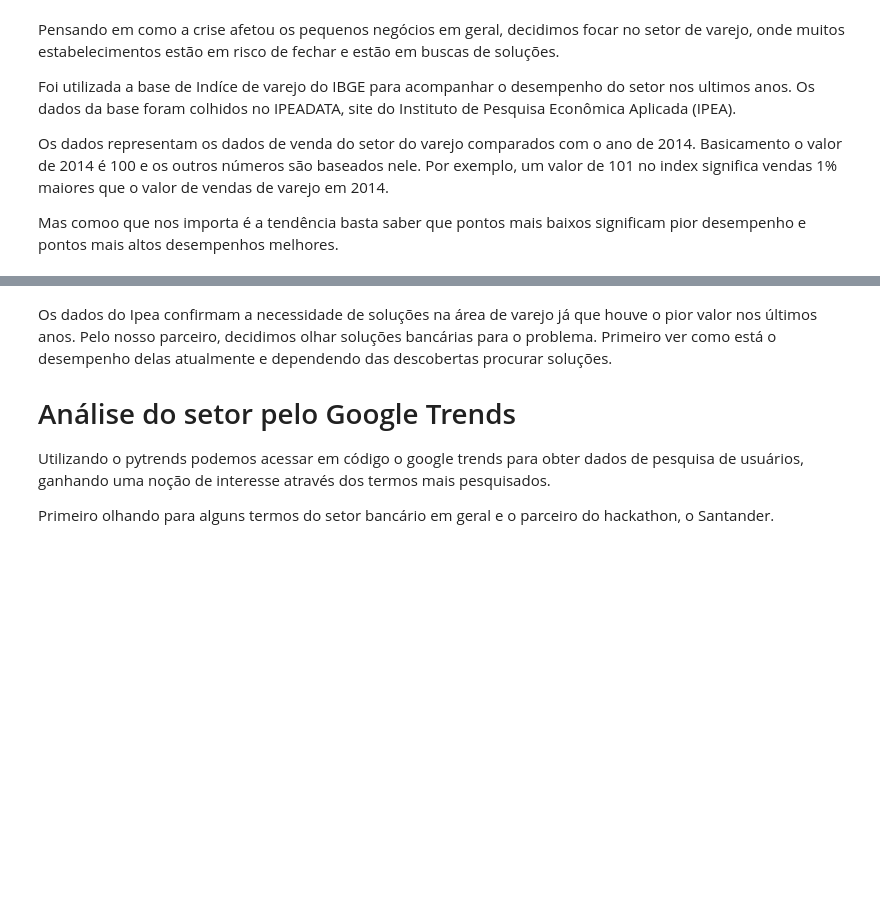
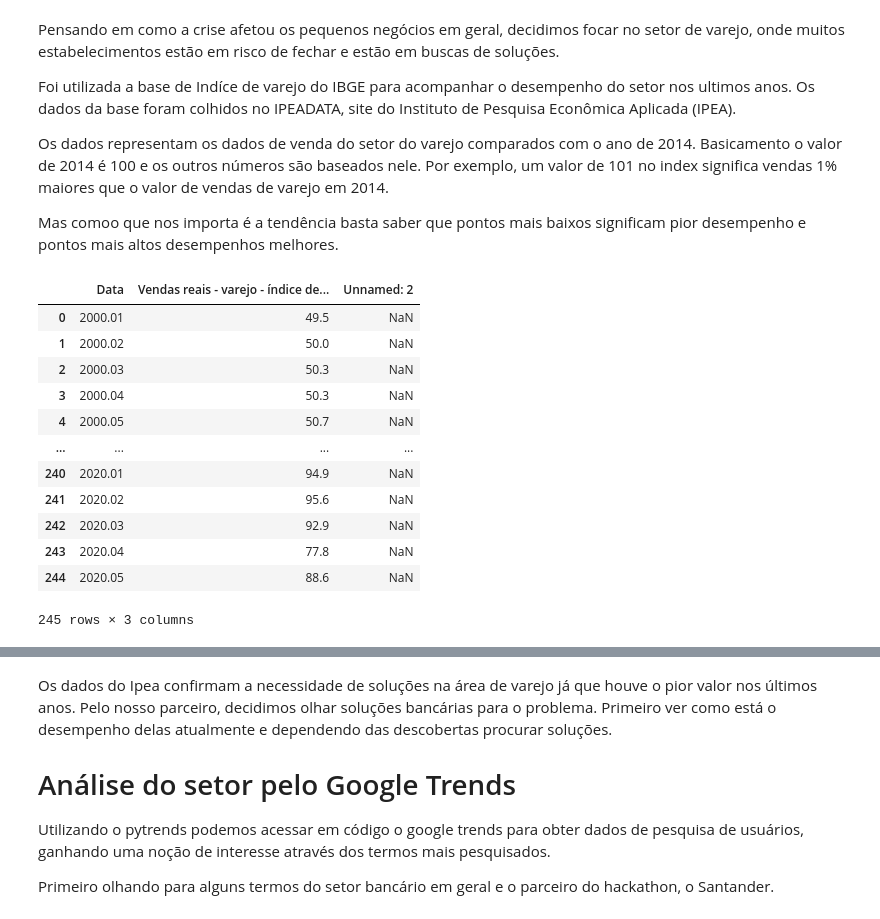
Before and after one commit to jorgel-mendes/HackDataSantanderIPYNB, a Jupyter notebook: Hackathon_investigação.ipynb, the cells around one changed output, grey strips where cells are left out. Saved outputs shown, nothing was run; the diff lists cells and outputs as text; code cells hidden in the pictures; blank space fills up the shorter version.

```diff
--- a/Hackathon_investigação.ipynb
+++ b/Hackathon_investigação.ipynb
@@ -26,4 +26,20 @@ Foi utilizada a base de Indíce de varejo do IBGE para acompanhar o desempenho d
 Os dados representam os dados de venda do setor do varejo comparados com o ano de 2014. Basicamento o valor de 2014 é 100 e os outros números são baseados nele. Por exemplo, um valor de 101 no index significa vendas 1% maiores que o valor de vendas de varejo em 2014.
 
 Mas comoo que nos importa é a tendência basta saber que pontos mais baixos significam pior desempenho e pontos mais altos desempenhos melhores.
+# %%
+pd.read_csv('https://raw.githubusercontent.com/jorgel-mendes/HackDataSantanderIPYNB/master/ipeadata%5B02-08-2020-01-36%5D.csv')
+# %% [output]
+|  | Data | Vendas reais - varejo - índice de... | Unnamed: 2 |
+| 0 | 2000.01 | 49.5 | NaN |
+| 1 | 2000.02 | 50.0 | NaN |
+| 2 | 2000.03 | 50.3 | NaN |
+| 3 | 2000.04 | 50.3 | NaN |
+| 4 | 2000.05 | 50.7 | NaN |
+| ... | ... | ... | ... |
+| 240 | 2020.01 | 94.9 | NaN |
+| 241 | 2020.02 | 95.6 | NaN |
+| 242 | 2020.03 | 92.9 | NaN |
+| 243 | 2020.04 | 77.8 | NaN |
+| 244 | 2020.05 | 88.6 | NaN |
+245 rows × 3 columns
 # %%
```
Also changed, not shown: parts of 1 cell of this notebook.
